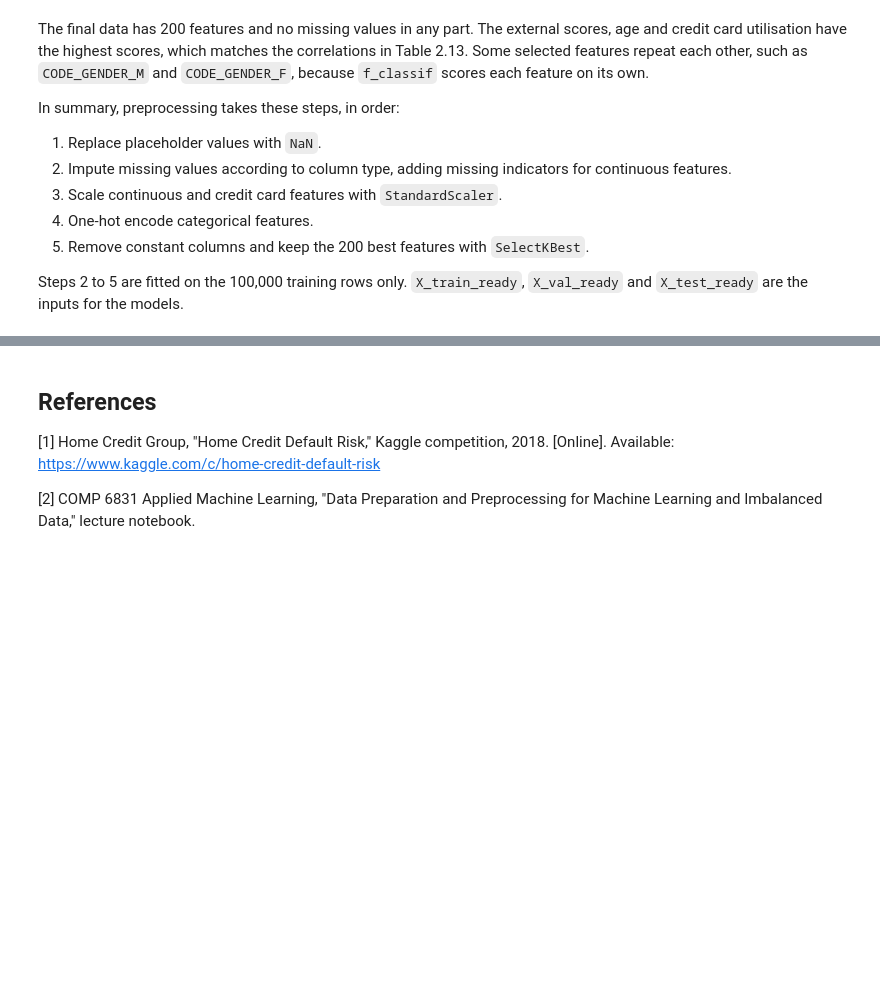
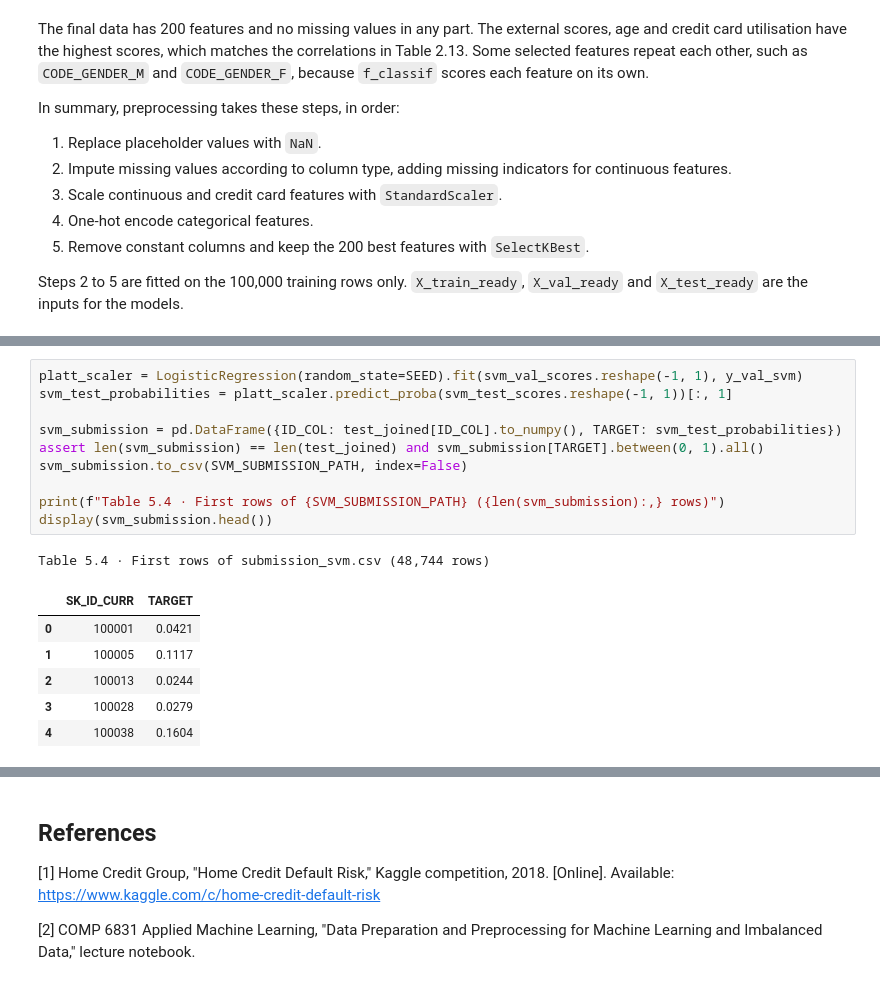
Before and after one commit to AndyChhuon/HomeCreditDefaultRisk, a Jupyter notebook: home_credit.ipynb, the cells around one changed output, grey strips where cells are left out. Drawn from its saved outputs; the diff is of its cells as text; blank space fills up the shorter version.

```diff
--- a/home_credit.ipynb
+++ b/home_credit.ipynb
@@ -1249,0 +1510,18 @@ Steps 2 to 5 are fitted on the 100,000 training rows only. `X_train_ready`, `X_v
+# %%
+platt_scaler = LogisticRegression(random_state=SEED).fit(svm_val_scores.reshape(-1, 1), y_val_svm)
+svm_test_probabilities = platt_scaler.predict_proba(svm_test_scores.reshape(-1, 1))[:, 1]
+
+svm_submission = pd.DataFrame({ID_COL: test_joined[ID_COL].to_numpy(), TARGET: svm_test_probabilities})
+assert len(svm_submission) == len(test_joined) and svm_submission[TARGET].between(0, 1).all()
+svm_submission.to_csv(SVM_SUBMISSION_PATH, index=False)
+
+print(f"Table 5.4 · First rows of {SVM_SUBMISSION_PATH} ({len(svm_submission):,} rows)")
+display(svm_submission.head())
+# %% [output]
+Table 5.4 · First rows of submission_svm.csv (48,744 rows)
+|  | SK_ID_CURR | TARGET |
+| 0 | 100001 | 0.0421 |
+| 1 | 100005 | 0.1117 |
+| 2 | 100013 | 0.0244 |
+| 3 | 100028 | 0.0279 |
+| 4 | 100038 | 0.1604 |
```
Also changed, not shown: parts of 25 cells of this notebook, 1 other file.
